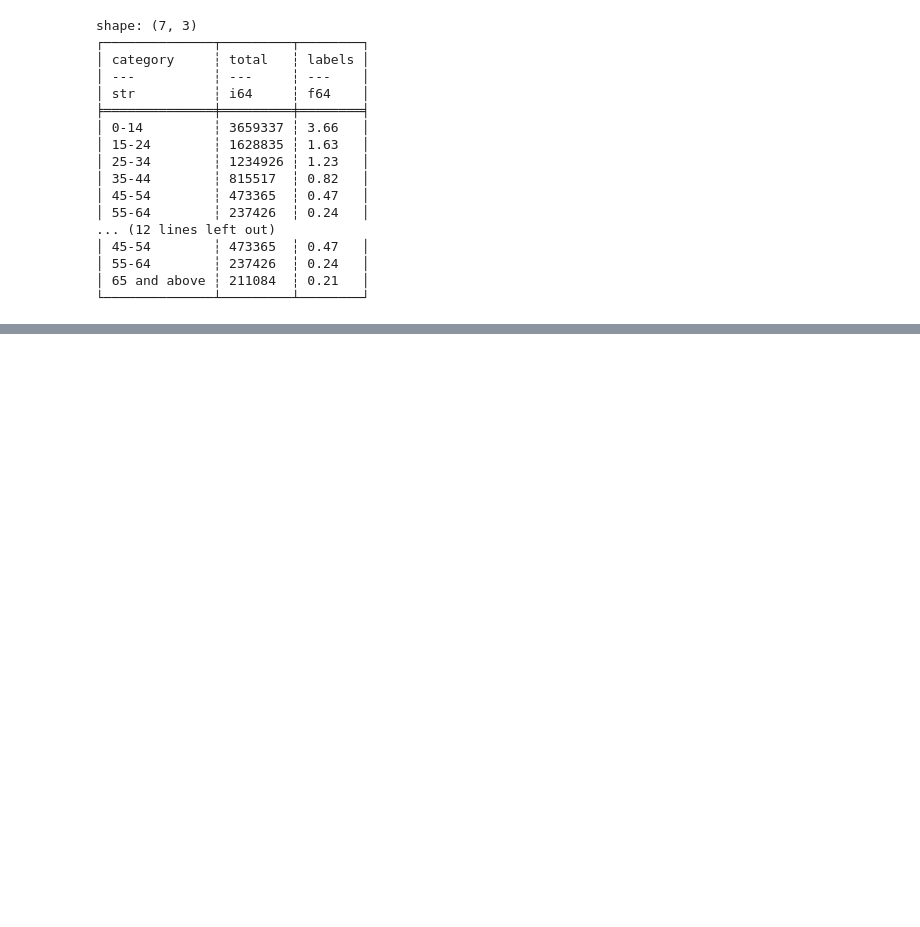
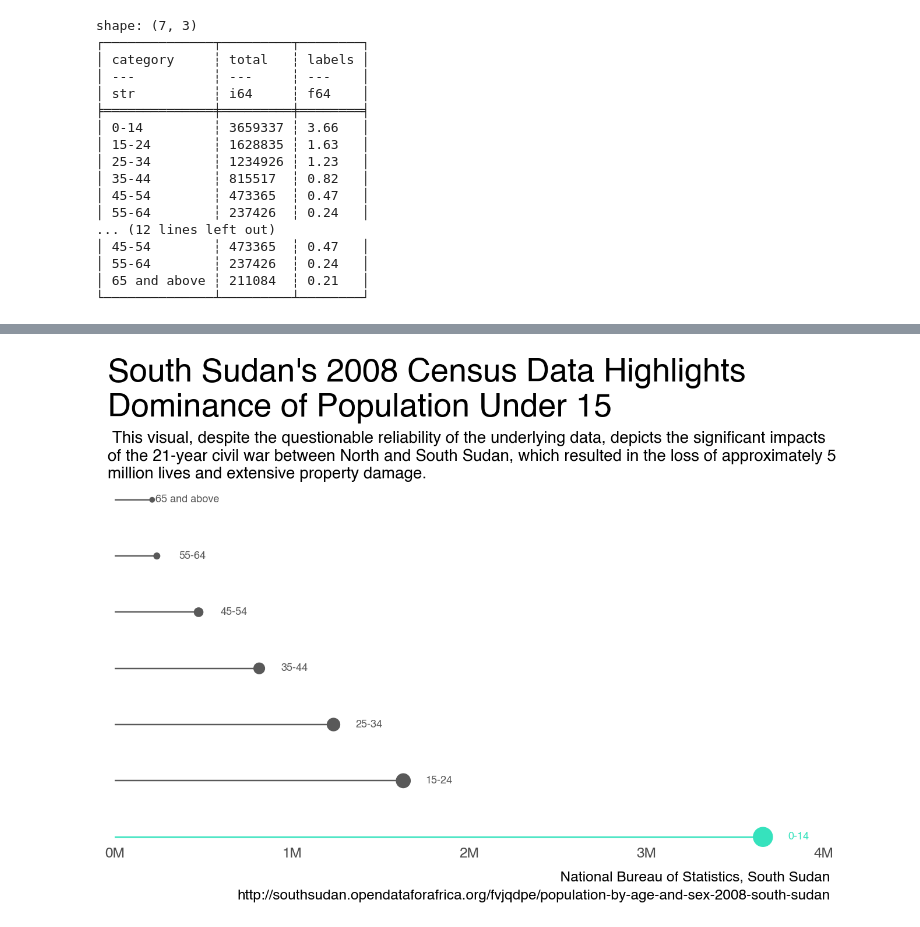
Before and after one commit to tongakuot/dataviz-plotnine, a Jupyter notebook: segment-plot.ipynb, the cells around one changed output, grey strips where cells are left out. Cells and saved outputs as stored; diff of their text form; code cells hidden in the pictures; blank space fills up the shorter version.

```diff
--- a/segment-plot.ipynb
+++ b/segment-plot.ipynb
@@ -111,0 +172,57 @@ caption_2 = 'http://southsudan.opendataforafrica.org/fvjqdpe/population-by-age-a
+# %%
+# Plotting a lollipop plot with plotnine library
+caption_1 = '{:>124}'.format('National Bureau of Statistics, South Sudan')
+caption_2 = 'http://southsudan.opendataforafrica.org/fvjqdpe/population-by-age-and-sex-2008-south-sudan'
+subtitle_text = """
+This visual, despite the questionable reliability of the underlying data, depicts the significant impacts of the 21-year civil war between North and South Sudan, which resulted in the loss of approximately 5 million lives and extensive property damage.
+"""
+
+(
+    ggplot(census, aes('total', 'category', color='category'))
+    + geom_segment(aes(y='category', yend='category', x=0, xend='total', color='category'), show_legend=False)
+    + geom_point(aes(size='total', fill='category'), show_legend=False)
+    + geom_text(aes(label='category', color='category'), size=6.5, nudge_x=200_000, show_legend=False)
+    + scale_x_continuous(
+        labels=label_number(scale=1e-6, suffix='M'),
+        expand=(0.01, 0.01),
+        limits=(0, 4_000_000)
+    )
+    + scale_fill_manual(values=['#36E2BD', '#595959', '#595959', '#595959', '#595959', '#595959', '#595959'], labels='category')
+    + scale_color_manual(values=['#36E2BD', '#595959', '#595959', '#595959', '#595959', '#595959', '#595959'], labels='category')
+    + scale_y_discrete(expand=(0.025, 0.04))
+     + labs(
+        x=None,
+        y=None,
+        title=textwrap.fill('South Sudan\'s 2008 Census Data Highlights Dominance of Population Under 15', width=50),
+        subtitle=textwrap.fill(subtitle_text, width=107),
+        caption=f'{caption_1}\n{caption_2}'
+    )
+    + theme(
+        plot_title=element_text(
+            ha='left', size=20,
+            face='bold',
+            lineheight=1.2
+        ),
+        plot_subtitle=element_text(
+            ha='left',
+            size=10,
+            face='bold',
+            lineheight=1.2
+        ),
+        panel_grid_major_x=element_blank(),
+        panel_grid_minor_x=element_blank(),
+        panel_grid_major_y=element_blank(),
+        axis_text_y=element_blank(),
+        axis_title=element_blank(),
+        axis_ticks=element_blank(),
+        panel_background=element_blank(),
+        plot_caption=element_text(
+            ha='right',
+            margin={'t': 15},
+            lineheight=1.5
+        )
+    )
+
+)
+# %% [output]
+[figure, added]
```
Also changed, not shown: parts of 12 cells of this notebook.
